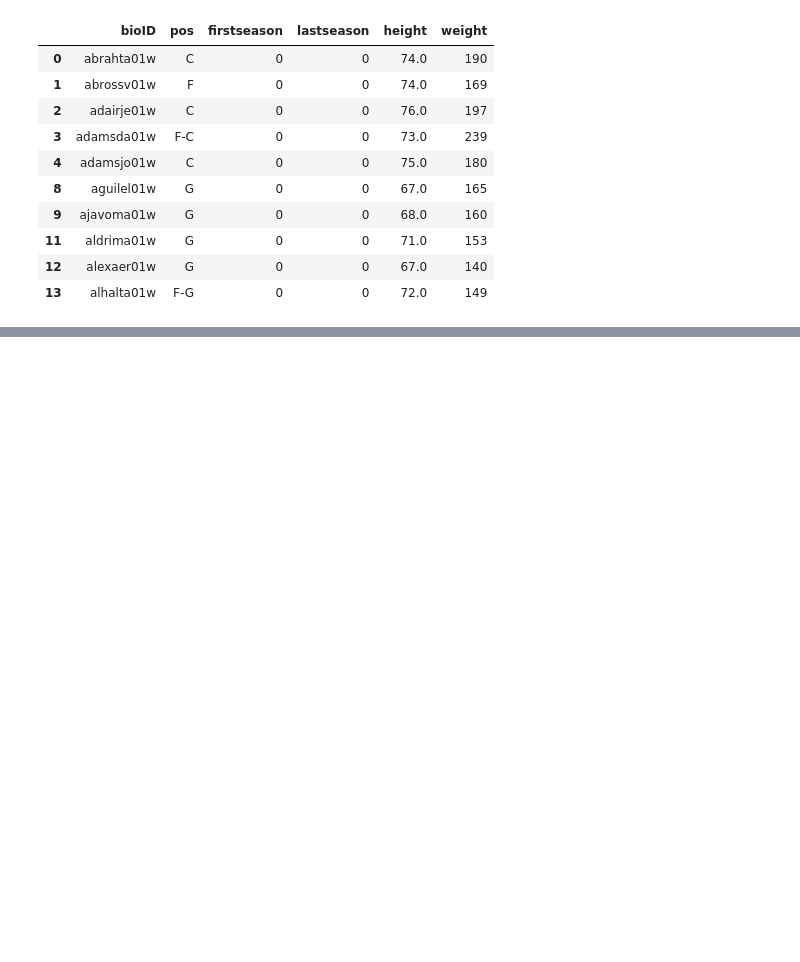
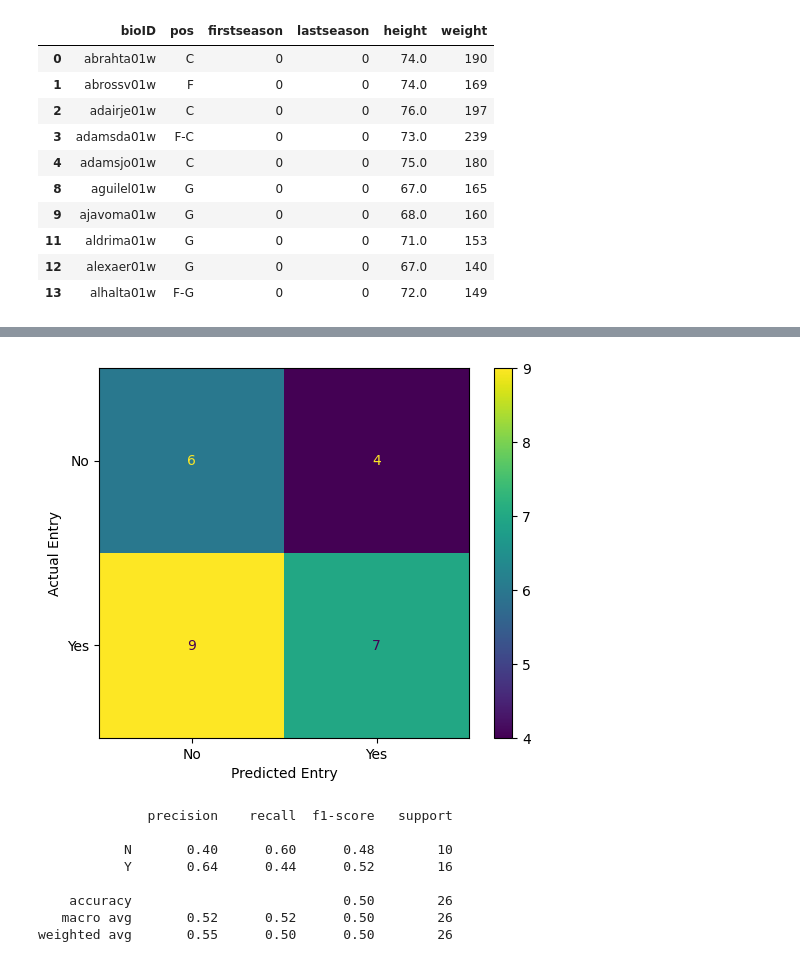
Before and after one commit to sirkotal/feup-ac, a Jupyter notebook: notebook.ipynb, the cells around one changed output, grey strips where cells are left out. Saved outputs shown, nothing was run; the diff lists cells and outputs as text; code cells hidden in the pictures; blank space fills up the shorter version.

```diff
--- a/notebook.ipynb
+++ b/notebook.ipynb
@@ -176,0 +181,19 @@ ValueError: could not convert string to float: 'CHA'
+# %%
+rf_class = RandomForestClassifier(n_estimators=100)
+rf_class.fit(training_inputs, training_classes)
+
+rf_class.score(testing_inputs, testing_classes)
+
+accuracy_score(testing_classes, rf_class.predict(testing_inputs))
+
+data_results(testing_classes, testing_inputs, rf_class)
+# %% [output]
+[figure, added]
+              precision    recall  f1-score   support
+
+           N       0.40      0.60      0.48        10
+           Y       0.64      0.44      0.52        16
+
+    accuracy                           0.50        26
+   macro avg       0.52      0.52      0.50        26
+weighted avg       0.55      0.50      0.50        26
```
Also changed, not shown: parts of 2 cells of this notebook.
